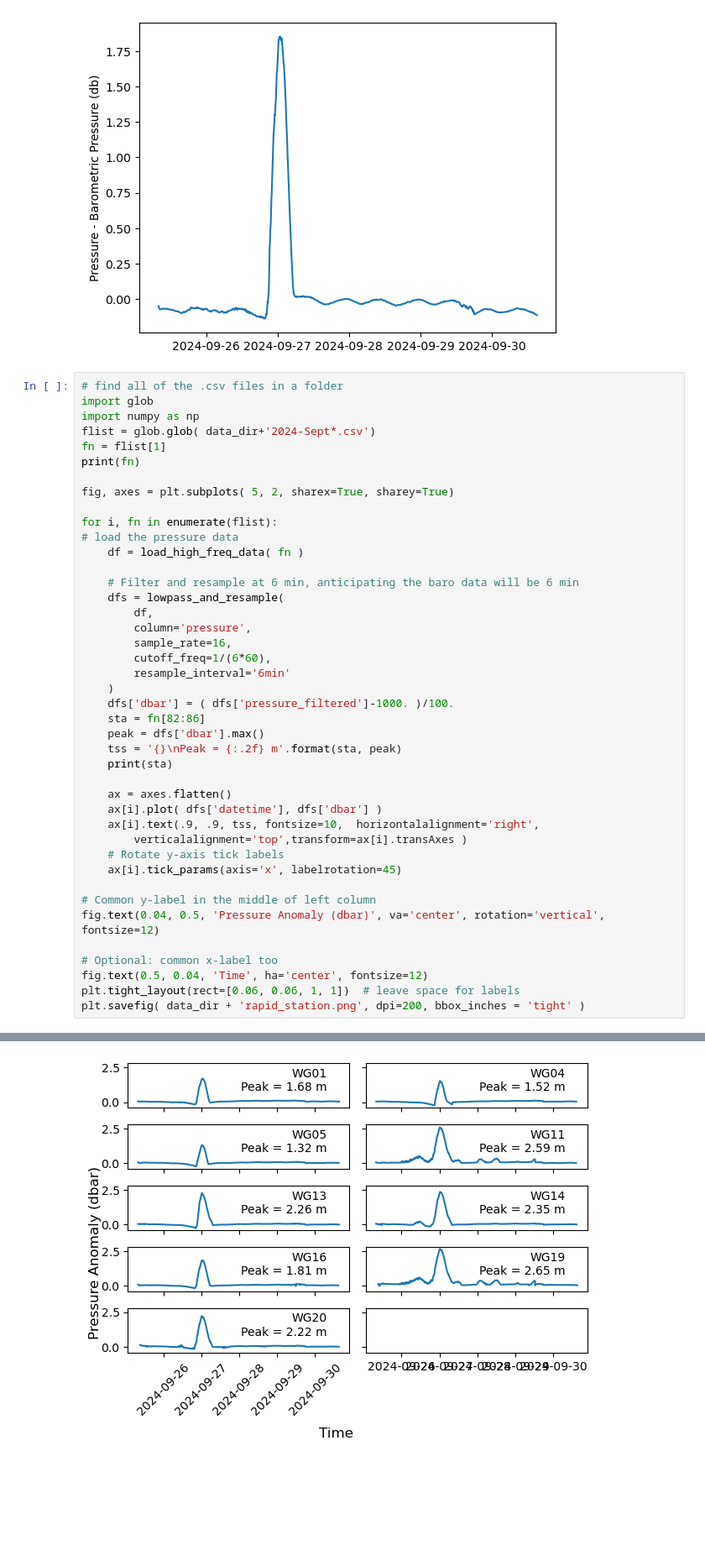
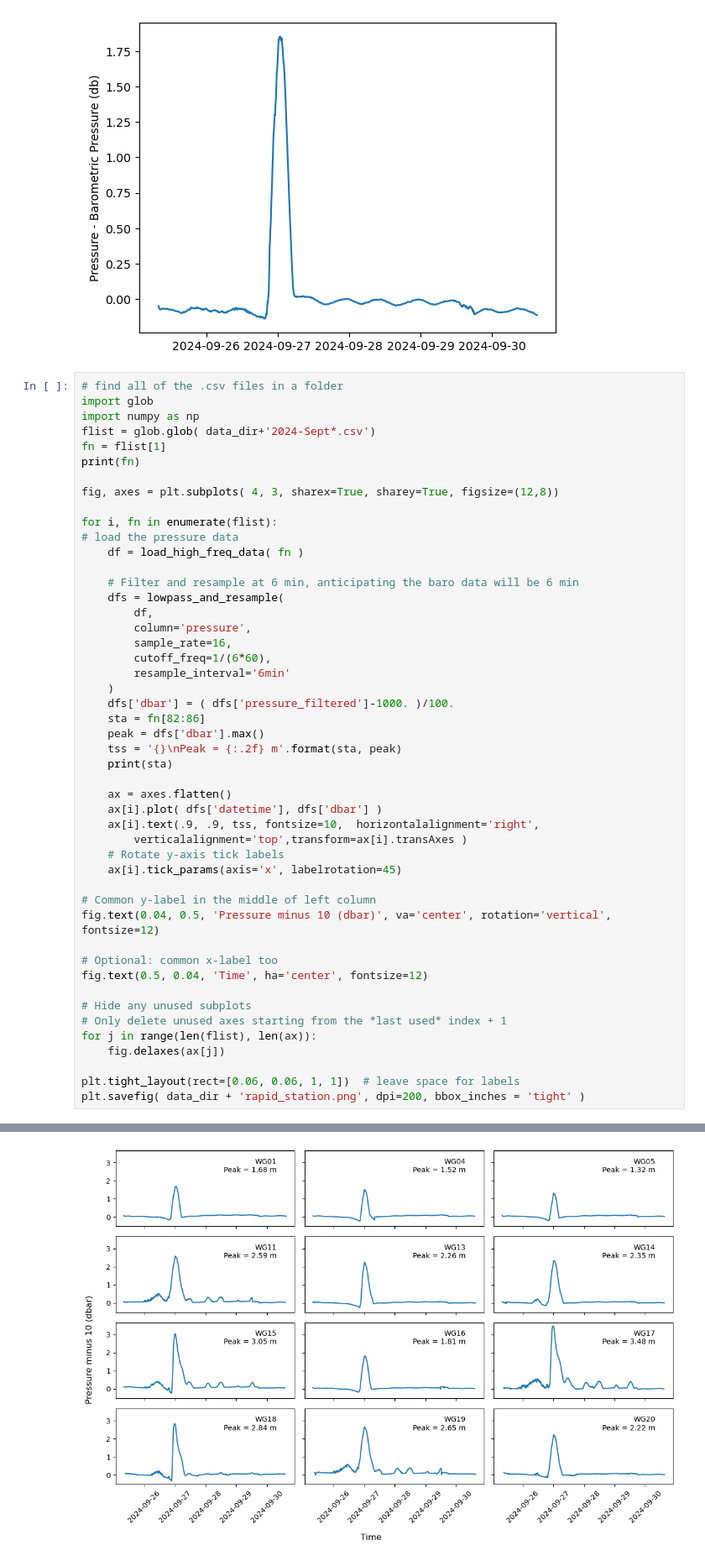
Before and after one commit to csherwood-usgs/NOPP_comparison, a Jupyter notebook: process_nheri_csv.ipynb, the cells around one changed output, grey strips where cells are left out. Shown at 84% size. Drawn from its saved outputs; the diff is of its cells as text; blank space fills up the shorter version.

```diff
--- a/process_nheri_csv.ipynb
+++ b/process_nheri_csv.ipynb
@@ -180,7 +180,7 @@ flist = glob.glob( data_dir+'2024-Sept*.csv')
 fn = flist[1]
 print(fn)
 
-fig, axes = plt.subplots( 5, 2, sharex=True, sharey=True)
+fig, axes = plt.subplots( 4, 3, sharex=True, sharey=True, figsize=(12,8))
 
 for i, fn in enumerate(flist):
 # load the pressure data
@@ -208,10 +208,16 @@ for i, fn in enumerate(flist):
     ax[i].tick_params(axis='x', labelrotation=45)
 
 # Common y-label in the middle of left column
-fig.text(0.04, 0.5, 'Pressure Anomaly (dbar)', va='center', rotation='vertical', fontsize=12)
+fig.text(0.04, 0.5, 'Pressure minus 10 (dbar)', va='center', rotation='vertical', fontsize=12)
 
 # Optional: common x-label too
 fig.text(0.5, 0.04, 'Time', ha='center', fontsize=12)
+
+# Hide any unused subplots
+# Only delete unused axes starting from the *last used* index + 1
+for j in range(len(flist), len(ax)):
+    fig.delaxes(ax[j])
+
 plt.tight_layout(rect=[0.06, 0.06, 1, 1])  # leave space for labels
 plt.savefig( data_dir + 'rapid_station.png', dpi=200, bbox_inches = 'tight' )
 # %% [output]
@@ -233,5 +237,5 @@ WG16
 Index(['date', 'time', 'pressure'], dtype='object')
 WG19
 Index(['date', 'time', 'pressure'], dtype='object')
 WG20
-[figure, old version]
+[figure, new version]
```
Also changed, not shown: parts of 2 cells of this notebook, 2 other files.
